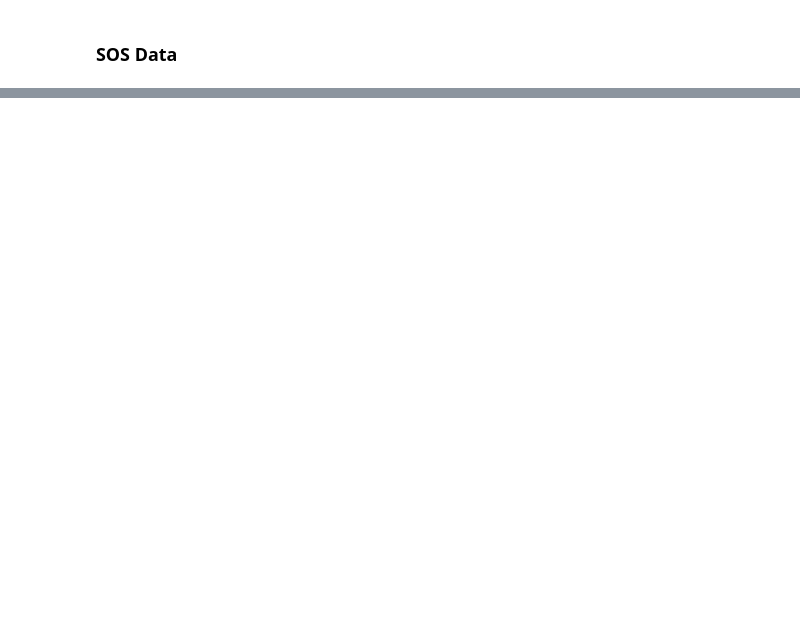
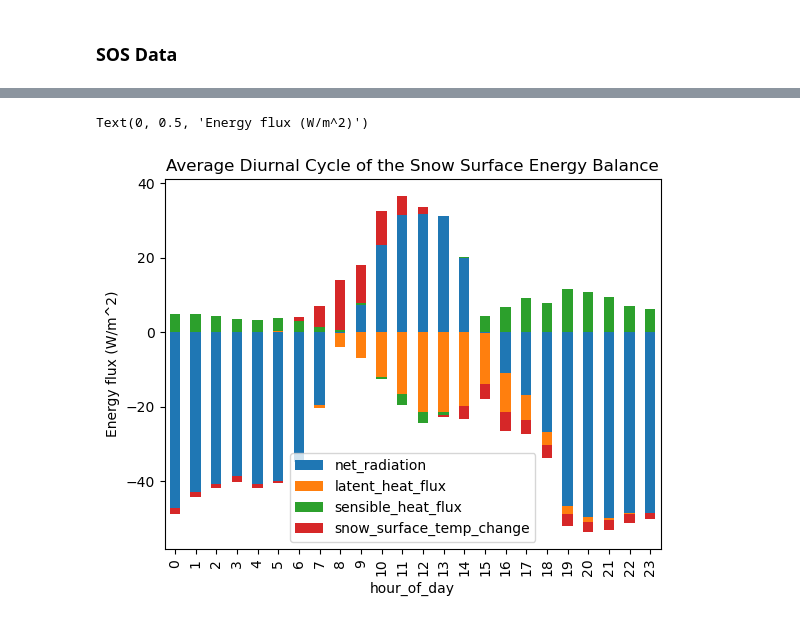
Before and after one commit to Mountain-Hydrology-Research-Group/snow-hydrology, a Jupyter notebook: modules/lab3/lab3-2.ipynb, the cells around one changed output, grey strips where cells are left out. Cells and saved outputs as stored; diff of their text form; code cells hidden in the pictures; blank space fills up the shorter version.

```diff
--- a/modules/lab3/lab3-2.ipynb
+++ b/modules/lab3/lab3-2.ipynb
@@ -52,0 +168,11 @@ sos_dataset[[
+# %%
+# Create the dataframe with the terms we calculated. Assign the dataframe index as the timestamps.
+energy_balance_df = pd.DataFrame({
+        'net_radiation': net_radiation,
+        'latent_heat_flux': latent_heat_flux,
+        'sensible_heat_flux': sensible_heat_flux,
+        'snow_surface_temp_change': snow_surface_temp_change,
+    },
+    index = net_radiation.time
+)
+energy_balance_df.head()
@@ -52,0 +186,6 @@ sos_dataset[[
+# %%
+# Create a column representing the hour of the day
+energy_balance_df['hour_of_day'] = energy_balance_df.index.hour
+
+# Groupby the hour_of_day and take the median (instead of the mean, this will handle any outliers, which appear in the radiation data)
+energy_balance_df_diurnal_average = energy_balance_df.groupby('hour_of_day').median()
@@ -52,0 +213,7 @@ sos_dataset[[
+# %%
+energy_balance_df_diurnal_average.plot.bar(stacked=True)
+plt.title('Average Diurnal Cycle of the Snow Surface Energy Balance')
+plt.ylabel('Energy flux (W/m^2)')
+# %% [output]
+Text(0, 0.5, 'Energy flux (W/m^2)')
+[figure, added]
```
Also changed, not shown: parts of 26 cells of this notebook, 3 other files.
